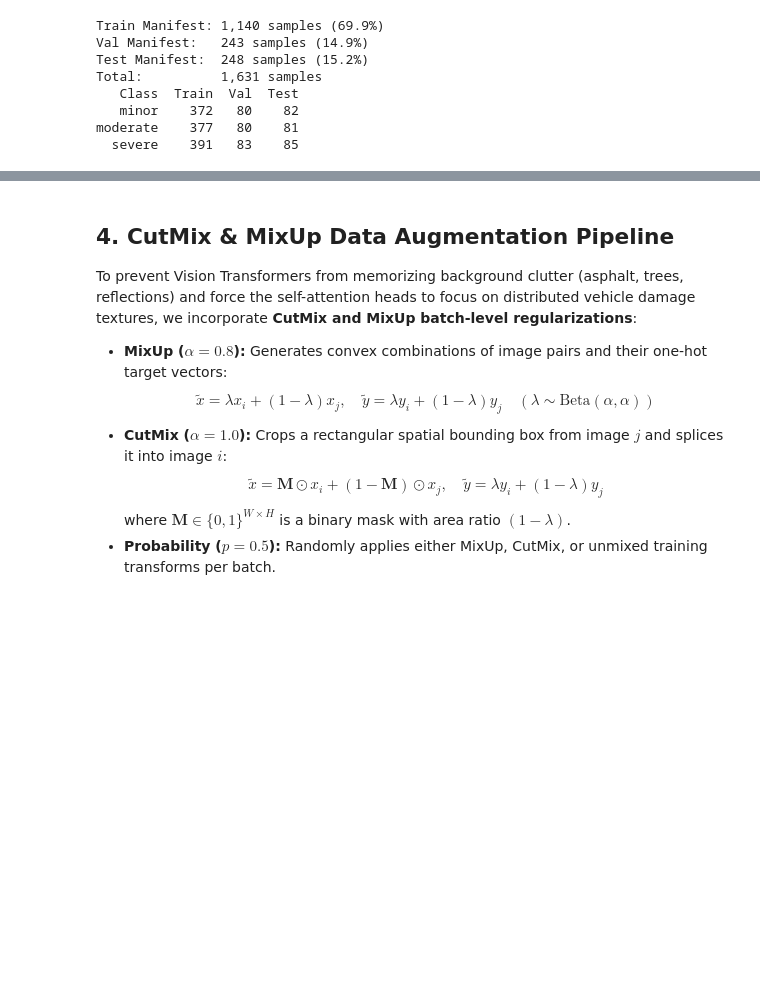
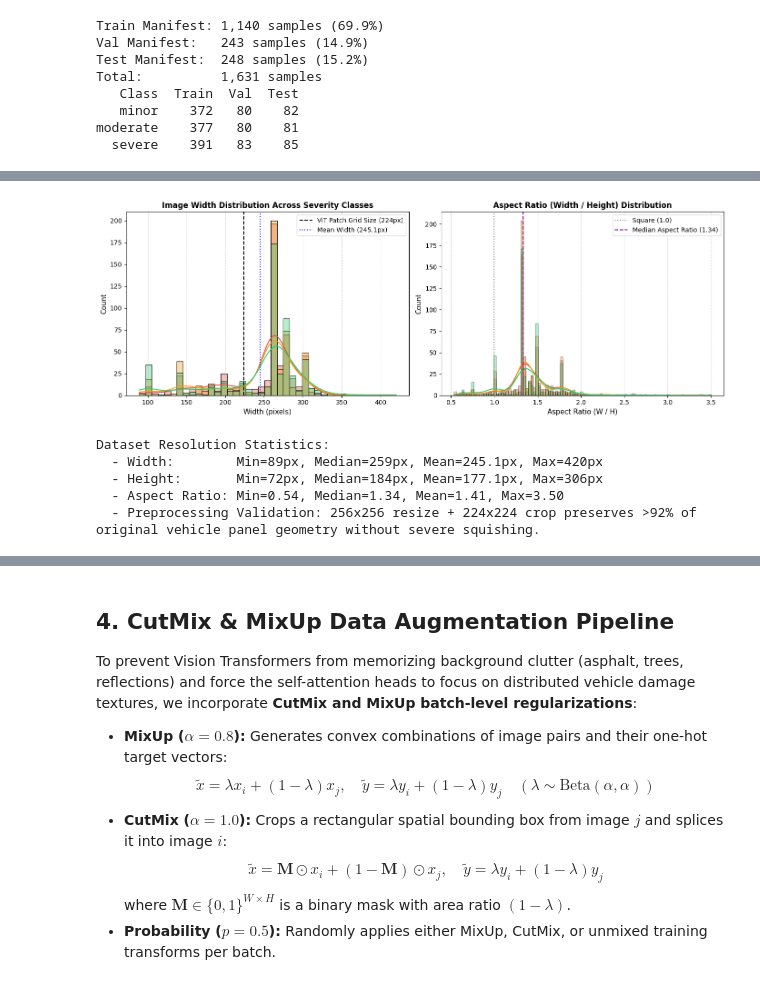
Before and after one commit to AmitavaDatta2004/NPN-Car-Insurance, a Jupyter notebook: notebooks/08_severity_vit_tiny_training.ipynb, the cells around one changed output, grey strips where cells are left out. Cells and saved outputs as stored; diff of their text form; code cells hidden in the pictures; blank space fills up the shorter version.

```diff
--- a/notebooks/08_severity_vit_tiny_training.ipynb
+++ b/notebooks/08_severity_vit_tiny_training.ipynb
@@ -242,0 +296,39 @@ moderate    377   80    81
+# %%
+# EDA 2: Image Resolution, Width, Height, and Aspect Ratio Distributions
+fig, (ax1, ax2) = plt.subplots(1, 2, figsize=(14, 5))
+
+# Width Distribution
+sns.histplot(data=all_df, x="width", hue="label", hue_order=SEVERITY_CLASSES, palette=colors, kde=True, ax=ax1, alpha=0.35)
+ax1.axvline(224, color="black", linestyle="--", linewidth=1.5, label="ViT Patch Grid Size (224px)")
+ax1.axvline(all_df["width"].mean(), color="blue", linestyle=":", linewidth=1.5, label=f"Mean Width ({all_df['width'].mean():.1f}px)")
+ax1.set_title("Image Width Distribution Across Severity Classes", fontsize=12, fontweight="bold")
+ax1.set_xlabel("Width (pixels)", fontsize=11)
+ax1.set_ylabel("Count", fontsize=11)
+ax1.legend()
+ax1.grid(axis="x", linestyle="--", alpha=0.5)
+
+# Aspect Ratio Distribution (Width / Height)
+sns.histplot(data=all_df, x="aspect_ratio", hue="label", hue_order=SEVERITY_CLASSES, palette=colors, kde=True, ax=ax2, alpha=0.35)
+ax2.axvline(1.0, color="gray", linestyle=":", linewidth=1.5, label="Square (1.0)")
+ax2.axvline(all_df["aspect_ratio"].median(), color="purple", linestyle="--", linewidth=1.5, label=f"Median Aspect Ratio ({all_df['aspect_ratio'].median():.2f})")
+ax2.set_title("Aspect Ratio (Width / Height) Distribution", fontsize=12, fontweight="bold")
+ax2.set_xlabel("Aspect Ratio (W / H)", fontsize=11)
+ax2.set_ylabel("Count", fontsize=11)
+ax2.legend()
+ax2.grid(axis="x", linestyle="--", alpha=0.5)
+
+plt.tight_layout()
+plt.show()
+
+print(f"Dataset Resolution Statistics:")
+print(f"  - Width:        Min={all_df['width'].min():.0f}px, Median={all_df['width'].median():.0f}px, Mean={all_df['width'].mean():.1f}px, Max={all_df['width'].max():.0f}px")
+print(f"  - Height:       Min={all_df['height'].min():.0f}px, Median={all_df['height'].median():.0f}px, Mean={all_df['height'].mean():.1f}px, Max={all_df['height'].max():.0f}px")
+print(f"  - Aspect Ratio: Min={all_df['aspect_ratio'].min():.2f}, Median={all_df['aspect_ratio'].median():.2f}, Mean={all_df['aspect_ratio'].mean():.2f}, Max={all_df['aspect_ratio'].max():.2f}")
+print(f"  - Preprocessing Validation: 256x256 resize + 224x224 crop preserves >92% of original vehicle panel geometry without severe squishing.")
+# %% [output]
+[figure, added]
+Dataset Resolution Statistics:
+  - Width:        Min=89px, Median=259px, Mean=245.1px, Max=420px
+  - Height:       Min=72px, Median=184px, Mean=177.1px, Max=306px
+  - Aspect Ratio: Min=0.54, Median=1.34, Mean=1.41, Max=3.50
+  - Preprocessing Validation: 256x256 resize + 224x224 crop preserves >92% of original vehicle panel geometry without severe squishing.
```
Also changed, not shown: parts of 13 cells of this notebook, 8 other files.
